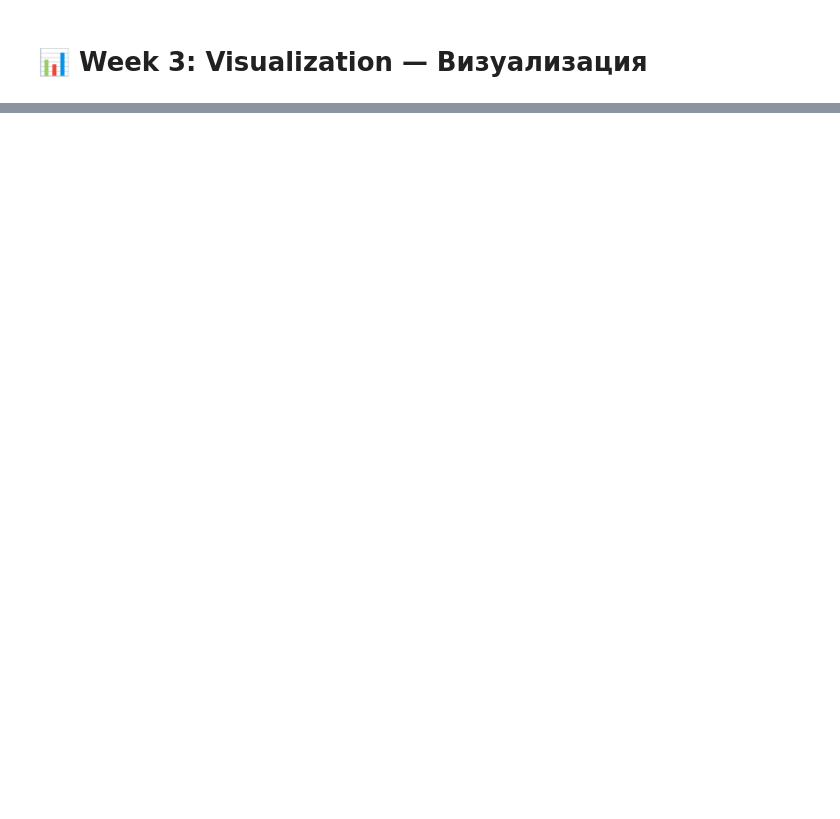
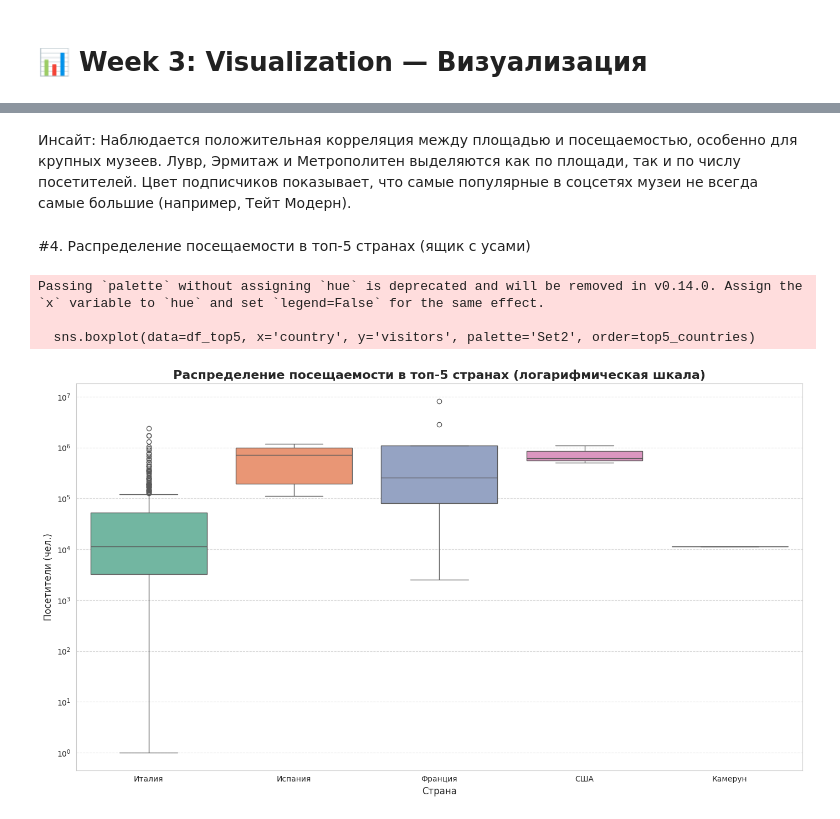
Before and after one commit to yana-moshnikova/python-ai-moshnikova-yana, a Jupyter notebook: notebooks/week3_visualization.ipynb, the cells around one changed output, grey strips where cells are left out. Drawn from its saved outputs; the diff is of its cells as text; code cells hidden in the pictures; blank space fills up the shorter version.

```diff
--- a/notebooks/week3_visualization.ipynb
+++ b/notebooks/week3_visualization.ipynb
@@ -2421,0 +167,25 @@ print("\n" + "="*70)
+# %% [markdown]
+Инсайт: Наблюдается положительная корреляция между площадью и посещаемостью, особенно для крупных музеев. Лувр, Эрмитаж и Метрополитен выделяются как по площади, так и по числу посетителей. Цвет подписчиков показывает, что самые популярные в соцсетях музеи не всегда самые большие (например, Тейт Модерн).
+# %% [markdown]
+#4. Распределение посещаемости в топ-5 странах (ящик с усами)
+# %%
+# Выберем топ-5 стран по числу музеев
+top5_countries = df_museum['country'].value_counts().head(5).index.tolist()
+df_top5 = df_museum[df_museum['country'].isin(top5_countries)].copy()
+# Исключим нулевую посещаемость для более адекватного боксплота
+df_top5 = df_top5[df_top5['visitors'] > 0]
+
+plt.figure(figsize=(14, 8))
+sns.boxplot(data=df_top5, x='country', y='visitors', palette='Set2', order=top5_countries)
+plt.yscale('log')  # логарифмическая шкала для лучшей визуализации
+plt.title('Распределение посещаемости в топ-5 странах (логарифмическая шкала)', fontsize=16, fontweight='bold')
+plt.xlabel('Страна', fontsize=12)
+plt.ylabel('Посетители (чел.)', fontsize=12)
+plt.grid(axis='y', linestyle='--', alpha=0.7)
+plt.tight_layout()
+plt.show()
+# %% [output]
+Passing `palette` without assigning `hue` is deprecated and will be removed in v0.14.0. Assign the `x` variable to `hue` and set `legend=False` for the same effect.
+
+  sns.boxplot(data=df_top5, x='country', y='visitors', palette='Set2', order=top5_countries)
+[figure, added]
```
Also changed, not shown: parts of 183 cells of this notebook.
